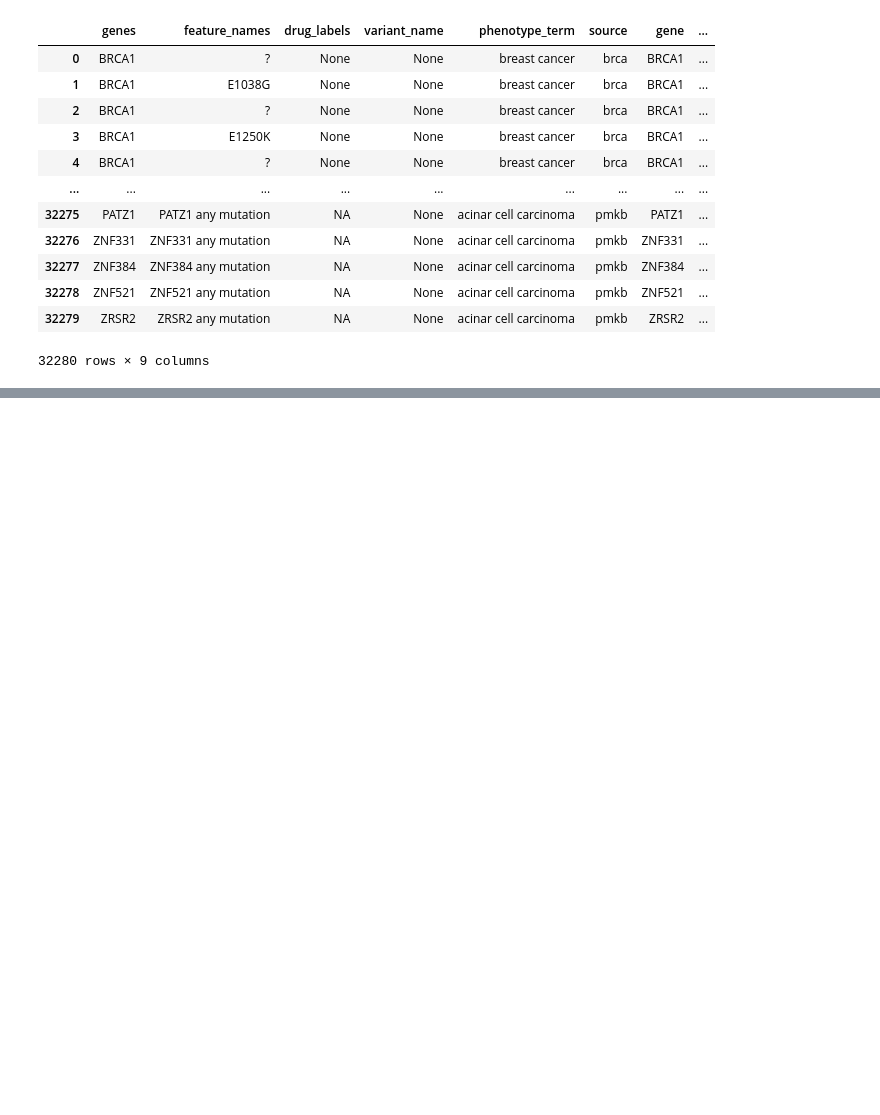
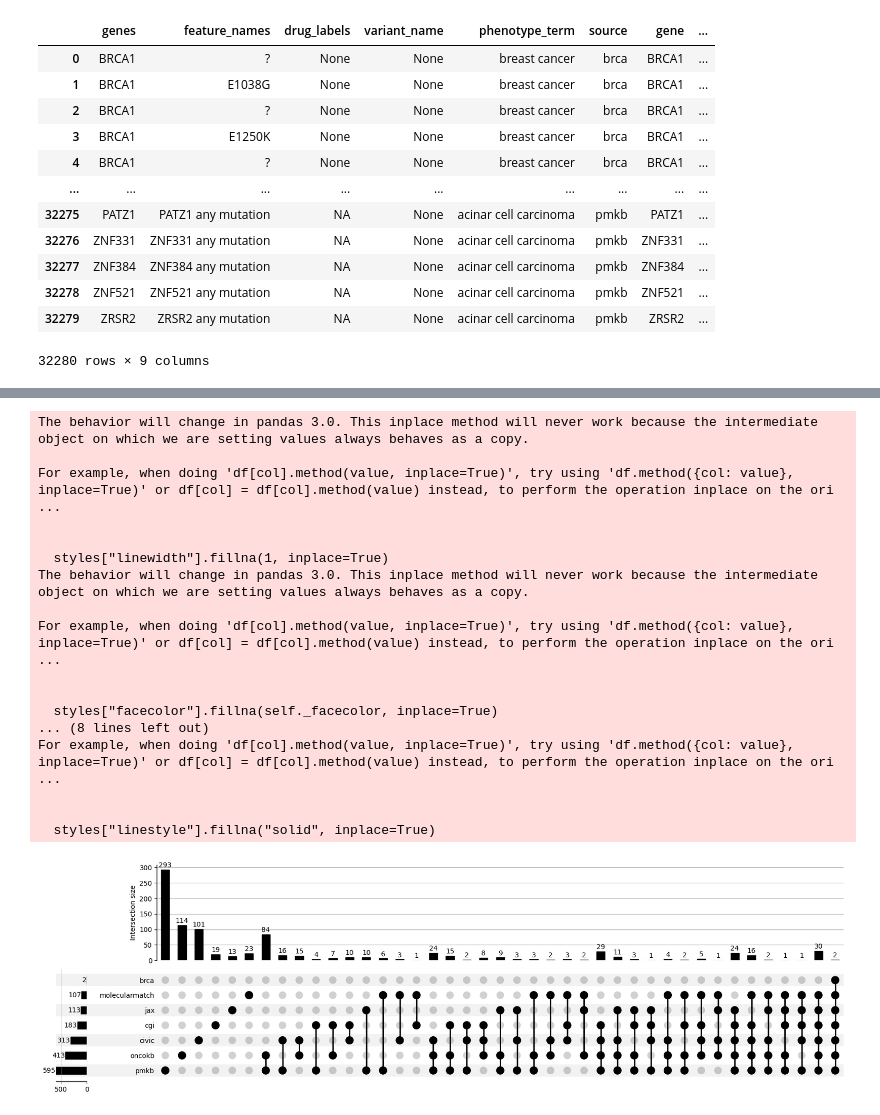
Before and after one commit to cancervariants/metakb, a Jupyter notebook: notebooks/v1_uniqueness.ipynb, the cells around one changed output, grey strips where cells are left out. Drawn from its saved outputs; the diff is of its cells as text; code cells hidden in the pictures; blank space fills up the shorter version.

Commit message:
upset plots for source representation of gene, therapy, disease concepts

```diff
--- a/notebooks/v1_uniqueness.ipynb
+++ b/notebooks/v1_uniqueness.ipynb
@@ -262,0 +159,29 @@ Name: count, Length: 509, dtype: int64
+# %%
+def calculate_uniqueness(test_df,reference_df,column_prefix):
+    for idx, row in tqdm(test_df.iterrows()):
+        current_value = test_df.at[idx,f'{column_prefix}s']
+        for source in sources:
+            tdf = reference_df[reference_df['source']==source]
+            if current_value in list(tdf[f'{column_prefix}_id'].unique()):
+                test_df.at[idx,source] = True
+            elif current_value not in list(tdf[f'{column_prefix}_id'].unique()):
+                test_df.at[idx,source] = False
+            else:
+                test_df.at[idx,source] = 'Something went wrong'
+            pass
+        pass
+    return(test_df)
+
+def format_for_upset(test_df,column_prefix):
+    test_df.set_index(f'{column_prefix}s', inplace=True)
+    for col in test_df:
+        test_df[col] = test_df[col].astype(bool)
+    upset_data = test_df.groupby(list(test_df.columns)).size()
+    return(upset_data)
+
+
+# Initialize unique groups for identifying uniqueness
+sources = list(df['source'].unique())
+unique_gene_concepts = list(df['gene_concept_id'].unique())
+unique_therapy_concepts = list(df['therapy_concept_id'].unique())
+unique_disease_concepts = list(df['disease_concept_id'].unique())
@@ -262,0 +190,10 @@ Name: count, Length: 509, dtype: int64
+# %%
+gene_uniqueness = pd.DataFrame({'gene_concepts': unique_gene_concepts,
+                                'brca': None,
+                                'cgi': None,
+                                'civic': None,
+                                'jax': None,
+                                'molecularmatch': None,
+                                'oncokb': None,
+                                'pmkb': None})
+gene_uniqueness
@@ -262,0 +214,24 @@ Name: count, Length: 509, dtype: int64
+# %%
+gene_uniqueness = calculate_uniqueness(gene_uniqueness,df,'gene_concept')
+upset_data = format_for_upset(gene_uniqueness,'gene_concept')
+plot(upset_data, show_counts=True)
+plt.show()
+# %% [output]
+The behavior will change in pandas 3.0. This inplace method will never work because the intermediate object on which we are setting values always behaves as a copy.
+
+For example, when doing 'df[col].method(value, inplace=True)', try using 'df.method({col: value}, inplace=True)' or df[col] = df[col].method(value) instead, to perform the operation inplace on the ori ...
+
+
+  styles["linewidth"].fillna(1, inplace=True)
+The behavior will change in pandas 3.0. This inplace method will never work because the intermediate object on which we are setting values always behaves as a copy.
+
+For example, when doing 'df[col].method(value, inplace=True)', try using 'df.method({col: value}, inplace=True)' or df[col] = df[col].method(value) instead, to perform the operation inplace on the ori ...
+
+
+  styles["facecolor"].fillna(self._facecolor, inplace=True)
+... (8 lines left out)
+For example, when doing 'df[col].method(value, inplace=True)', try using 'df.method({col: value}, inplace=True)' or df[col] = df[col].method(value) instead, to perform the operation inplace on the ori ...
+
+
+  styles["linestyle"].fillna("solid", inplace=True)
+[figure, added]
```
Also changed, not shown: parts of 23 cells of this notebook.
